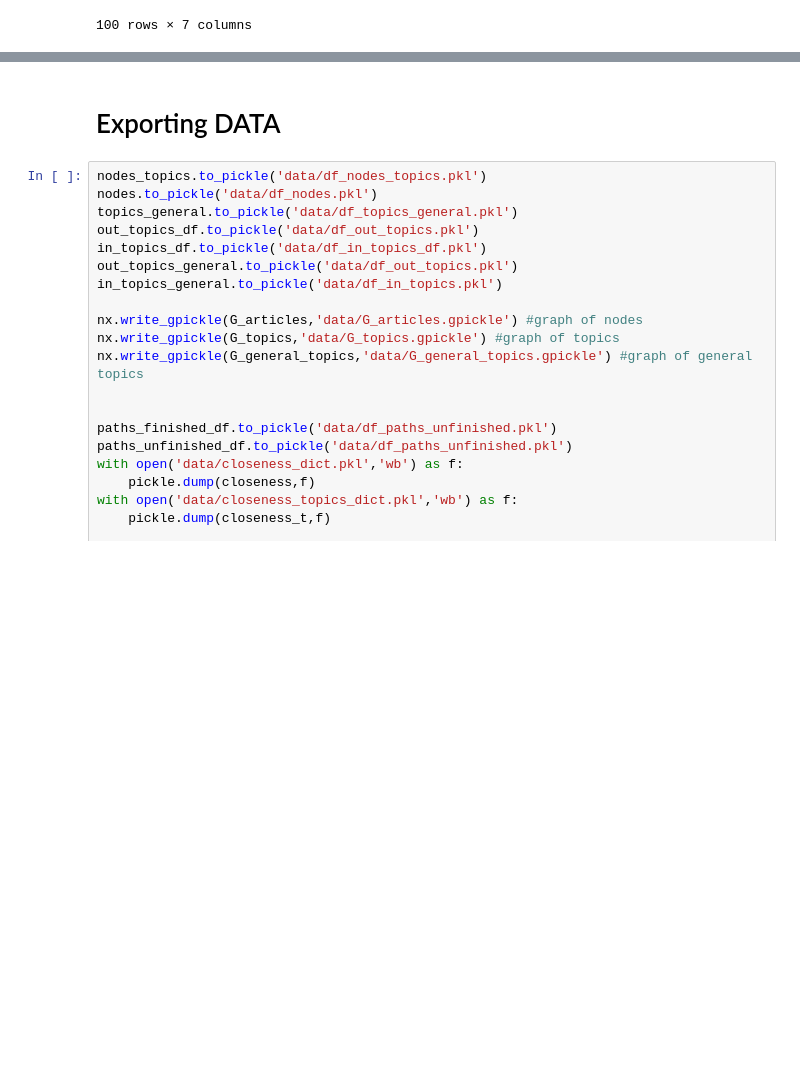
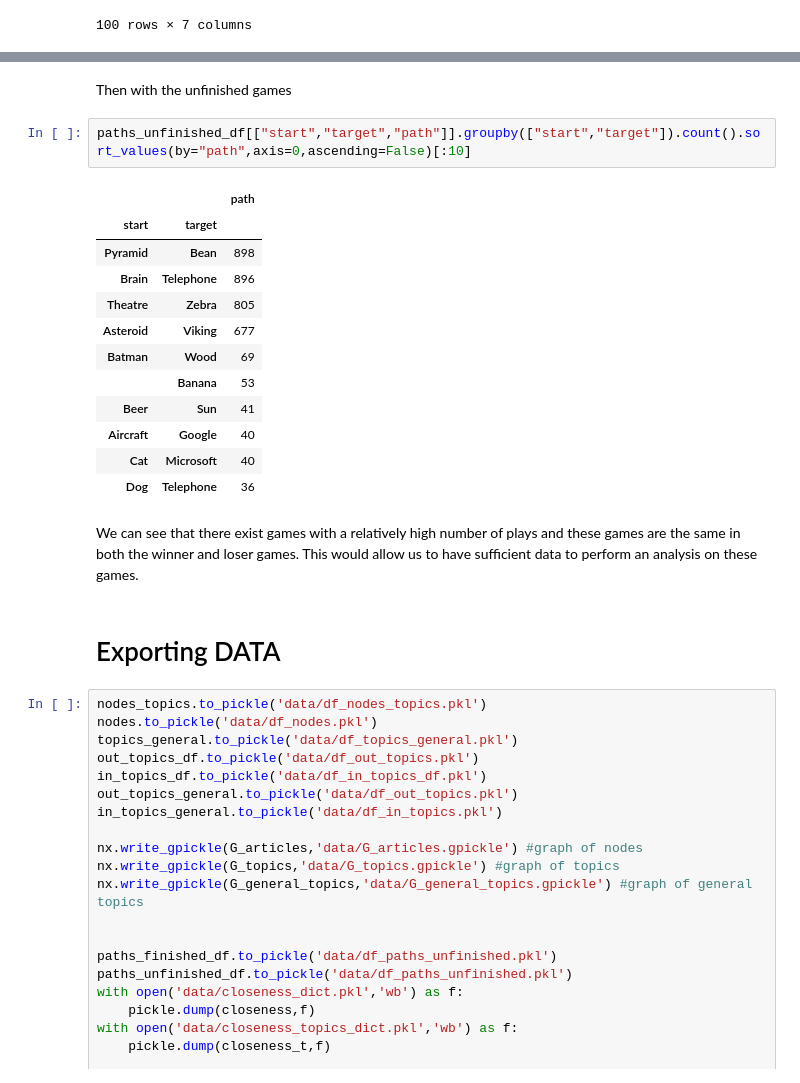
Before and after one commit to khalilacheche/ada-2022-project-adaes, a Jupyter notebook: Data_Engineering.ipynb, the cells around one changed output, grey strips where cells are left out. Cells and saved outputs as stored; diff of their text form; blank space fills up the shorter version.

Commit message:
added missing sections of exploratory data analysis and updated the helpers

```diff
--- a/Data_Engineering.ipynb
+++ b/Data_Engineering.ipynb
@@ -598,3 +656,23 @@ nodes_topics.sort_values(by=["closeness_centrality","betweenness_centrality"],as
+# %% [markdown]
+Then with the unfinished games
+# %%
+paths_unfinished_df[["start","target","path"]].groupby(["start","target"]).count().sort_values(by="path",axis=0,ascending=False)[:10]
+# %% [output]
+|  |  | path |
+| start | target |  |
+| Pyramid | Bean | 898 |
+| Brain | Telephone | 896 |
+| Theatre | Zebra | 805 |
+| Asteroid | Viking | 677 |
+| Batman | Wood | 69 |
+|  | Banana | 53 |
+| Beer | Sun | 41 |
+| Aircraft | Google | 40 |
+| Cat | Microsoft | 40 |
+| Dog | Telephone | 36 |
+# %% [markdown]
+We can see that there exist games with a relatively high number of plays and these games are the same in both the winner and loser games.
+This would allow us to have sufficient data to perform an analysis on these games.
 # %% [markdown]
 # Exporting DATA
 # %%
```
Also changed, not shown: parts of 12 cells of this notebook, 11 other files.
